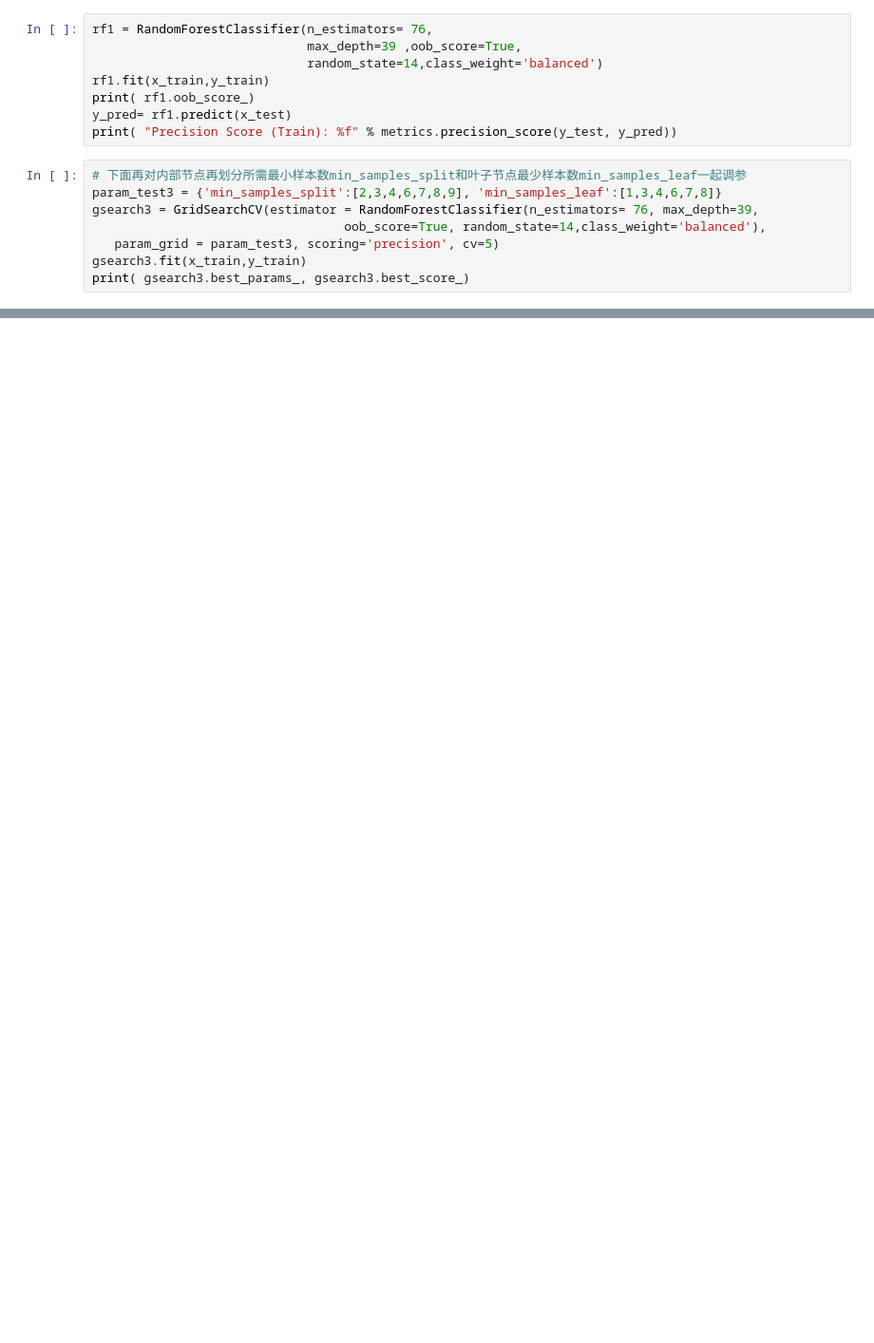
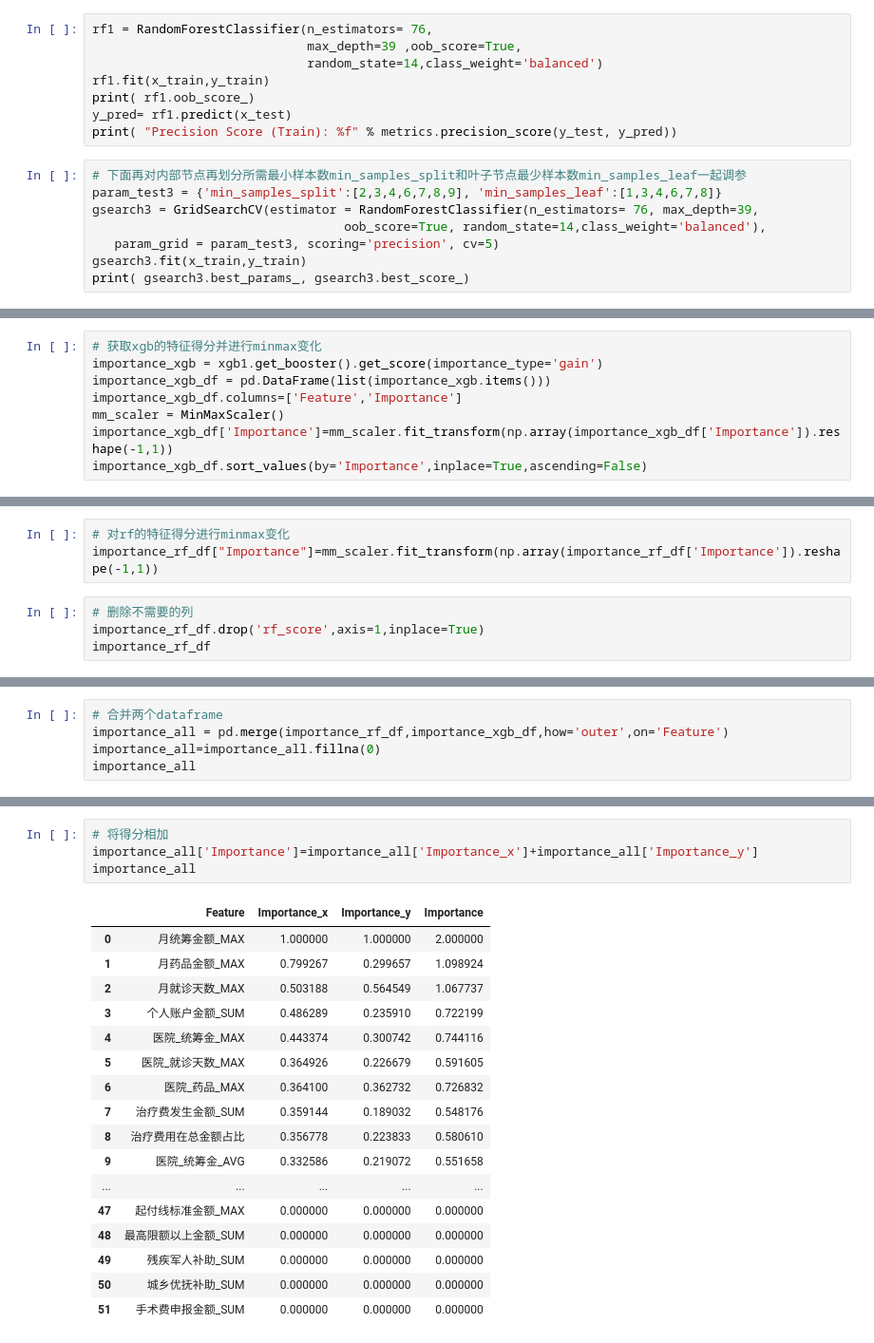
Before and after one commit to xioawei1/fc_project, a Jupyter notebook: python3.8_fc_oneStep.ipynb, the cells around one changed output, grey strips where cells are left out. Shown at 95% size. Drawn from its saved outputs; the diff is of its cells as text; blank space fills up the shorter version.

```diff
--- a/python3.8_fc_oneStep.ipynb
+++ b/python3.8_fc_oneStep.ipynb
@@ -738,0 +739,8 @@ weighted avg       0.95      0.96      0.94      4800
+# %%
+# 获取xgb的特征得分并进行minmax变化
+importance_xgb = xgb1.get_booster().get_score(importance_type='gain')
+importance_xgb_df = pd.DataFrame(list(importance_xgb.items()))
+importance_xgb_df.columns=['Feature','Importance']
+mm_scaler = MinMaxScaler()
+importance_xgb_df['Importance']=mm_scaler.fit_transform(np.array(importance_xgb_df['Importance']).reshape(-1,1))
+importance_xgb_df.sort_values(by='Importance',inplace=True,ascending=False)
@@ -738,0 +767,7 @@ weighted avg       0.95      0.96      0.94      4800
+# %%
+# 对rf的特征得分进行minmax变化
+importance_rf_df["Importance"]=mm_scaler.fit_transform(np.array(importance_rf_df['Importance']).reshape(-1,1))
+# %%
+# 删除不需要的列
+importance_rf_df.drop('rf_score',axis=1,inplace=True)
+importance_rf_df
@@ -738,0 +792,5 @@ weighted avg       0.95      0.96      0.94      4800
+# %%
+# 合并两个dataframe
+importance_all = pd.merge(importance_rf_df,importance_xgb_df,how='outer',on='Feature')
+importance_all=importance_all.fillna(0)
+importance_all
@@ -738,0 +815,22 @@ weighted avg       0.95      0.96      0.94      4800
+# %%
+# 将得分相加
+importance_all['Importance']=importance_all['Importance_x']+importance_all['Importance_y']
+importance_all
+# %% [output]
+|  | Feature | Importance_x | Importance_y | Importance |
+| 0 | 月统筹金额_MAX | 1.000000 | 1.000000 | 2.000000 |
+| 1 | 月药品金额_MAX | 0.799267 | 0.299657 | 1.098924 |
+| 2 | 月就诊天数_MAX | 0.503188 | 0.564549 | 1.067737 |
+| 3 | 个人账户金额_SUM | 0.486289 | 0.235910 | 0.722199 |
+| 4 | 医院_统筹金_MAX | 0.443374 | 0.300742 | 0.744116 |
+| 5 | 医院_就诊天数_MAX | 0.364926 | 0.226679 | 0.591605 |
+| 6 | 医院_药品_MAX | 0.364100 | 0.362732 | 0.726832 |
+| 7 | 治疗费发生金额_SUM | 0.359144 | 0.189032 | 0.548176 |
+| 8 | 治疗费用在总金额占比 | 0.356778 | 0.223833 | 0.580610 |
+| 9 | 医院_统筹金_AVG | 0.332586 | 0.219072 | 0.551658 |
+| ... | ... | ... | ... | ... |
+| 47 | 起付线标准金额_MAX | 0.000000 | 0.000000 | 0.000000 |
+| 48 | 最高限额以上金额_SUM | 0.000000 | 0.000000 | 0.000000 |
+| 49 | 残疾军人补助_SUM | 0.000000 | 0.000000 | 0.000000 |
+| 50 | 城乡优抚补助_SUM | 0.000000 | 0.000000 | 0.000000 |
+| 51 | 手术费申报金额_SUM | 0.000000 | 0.000000 | 0.000000 |
```
Also changed, not shown: parts of 27 cells of this notebook.
